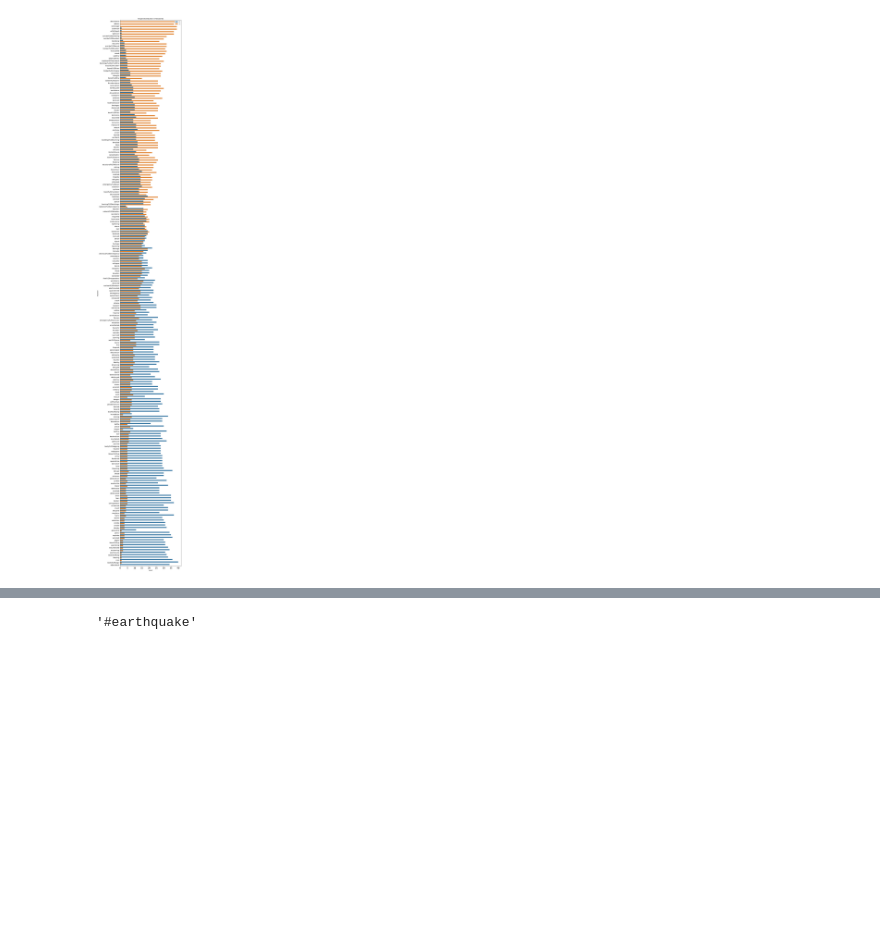
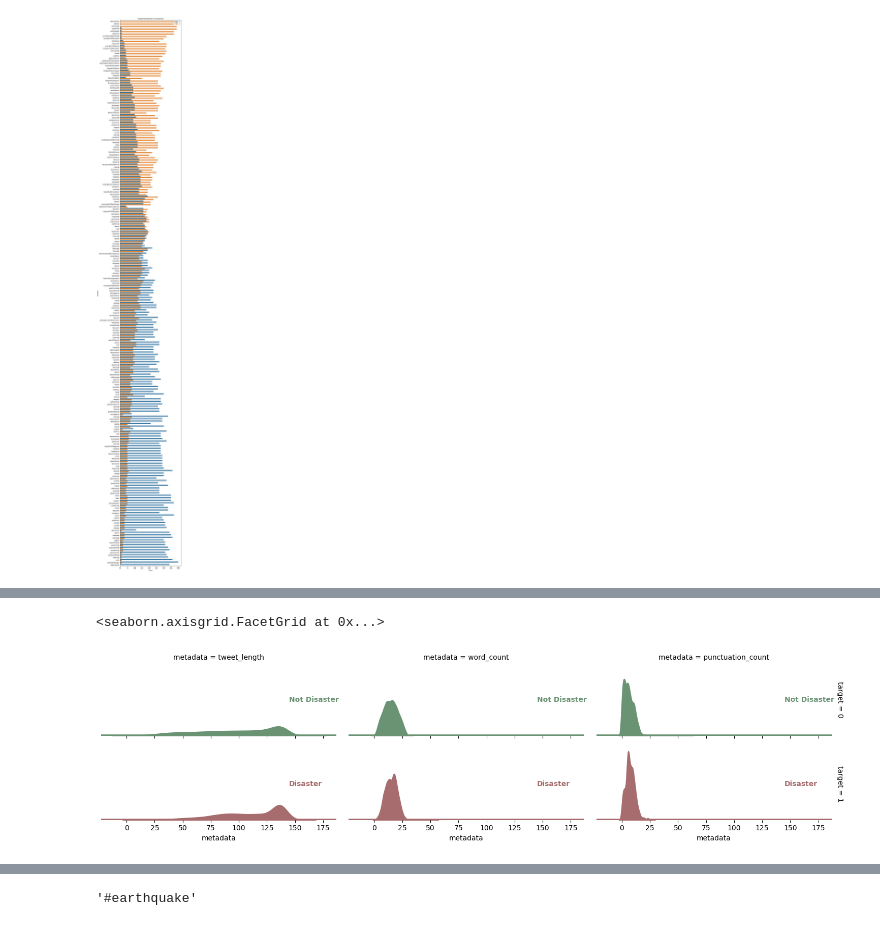
Before and after one commit to IvanLiuTW/code, a Jupyter notebook: rnn_tweet.ipynb, the cells around one changed output, grey strips where cells are left out. Saved outputs shown, nothing was run; the diff lists cells and outputs as text; code cells hidden in the pictures; blank space fills up the shorter version.

```diff
--- a/rnn_tweet.ipynb
+++ b/rnn_tweet.ipynb
@@ -209,10 +205,6 @@ df_test['word_count'] = df_test['text'].apply(lambda x: len(x.split(' ')))
 df_train['punctuation_count'] = df_train['text'].apply(lambda x: len([i for i in x if i in punctuation]))
 df_test['punctuation_count'] = df_test['text'].apply(lambda x: len([i for i in x if i in punctuation]))
 
-# Hashtag word
-# df_train['hashtag'] = df_train['text'].apply(lambda x: [i for i in x.split(' ') if i[0] == '#'][0] if [i for i in x.split(' ') if i[0] == '#'] else "")
-# df_test['hashtag'] = df_test['text'].apply(lambda x: [i for i in x.split(' ') if i[0] == '#'][0] if [i for i in x.split(' ') if i[0] == '#'] else "")
-
 # URL in the tweet
 df_train['with_URL'] = df_train['text'].apply(lambda x: 1 if 'http' in x else 0)
 df_test['with_URL'] = df_test['text'].apply(lambda x: 1 if 'http' in x else 0)
@@ -220,3 +212,9 @@ df_test['with_URL'] = df_test['text'].apply(lambda x: 1 if 'http' in x else 0)
 # Tag(@) in the tweet
 df_train['with_tag'] = df_train['text'].apply(lambda x: 1 if '@' in x else 0)
 df_test['with_tag'] = df_test['text'].apply(lambda x: 1 if '@' in x else 0)
+
+# Hashtag word
+df_train['hashtag'] = df_train['text'].apply(lambda x: ', '.join([i for i in x.split(' ') if i.startswith("#")]))
+df_test['hashtag'] = df_test['text'].apply(lambda x: ', '.join([i for i in x.split(' ') if i.startswith("#")]))
+
+df_train.head()
@@ -222,0 +228,43 @@ df_test['with_tag'] = df_test['text'].apply(lambda x: 1 if '@' in x else 0)
+# %%
+# Data for the plot
+data = pd.melt(
+    frame=df_train.iloc[:, 4:8],
+    id_vars='target',
+    var_name=['metadata']
+    )
+
+# Creating a FacetGrid object g will allow us to easily add objects on top without needing to get down and dirty with different data flows and categories
+g = sns.FacetGrid(
+    data=data,
+    col='metadata', # Define the column for each subplot col to be differentiated by
+    row='target', # Define the column for each subplot row to be differentiated by
+    hue='target', # Define the column for each subplot color to be differentiated by
+    aspect=2.6, # Aspect ratio of each facet, so that aspect * height gives the width of each facet in inches
+    height=2, # Height (in inches) of each facet
+    palette=[mycolors['green'], mycolors['red']], # Color
+    margin_titles=True, # Titles for the row variable are drawn to the right of the last column
+)
+
+# Add a plot object into a FacetGrid: g.map(plot, col_name, plot_params)
+g.map(sns.kdeplot, "value", fill=True, alpha=1, lw=1.5,) # fill: True/False, fill in the area under univariate density curves or between bivariate contours
+g.map(plt.axhline, y=0, lw=4);
+
+# Function used to add labels to axes
+def label(x, color, label):
+    ax = plt.gca() # get the axes of the current object
+    ax.text(
+        .8, .5, # Location of text
+        'Disaster' if int(label) else 'Not Disaster', # Text label
+        fontweight="bold", color=color, size=10, # Text attributes
+        ha="left", va="center", # Alignment specifications
+        transform=ax.transAxes) # Specify axes of transformation
+g.map(label, 'metadata',)
+
+# Finalizing touches
+# g.fig.suptitle("tweet_length Distribution in Training Set") # Add title to the figure
+g.set_titles("") # Set ax titles to blank
+g.set(ylabel='', yticks=[]) # Set y ticks to blank
+g.despine(bottom=True, left=True) # Remove 'spines'
+# %% [output]
+<seaborn.axisgrid.FacetGrid at 0x...>
+[figure, added]
```
Also changed, not shown: parts of 10 cells of this notebook.
